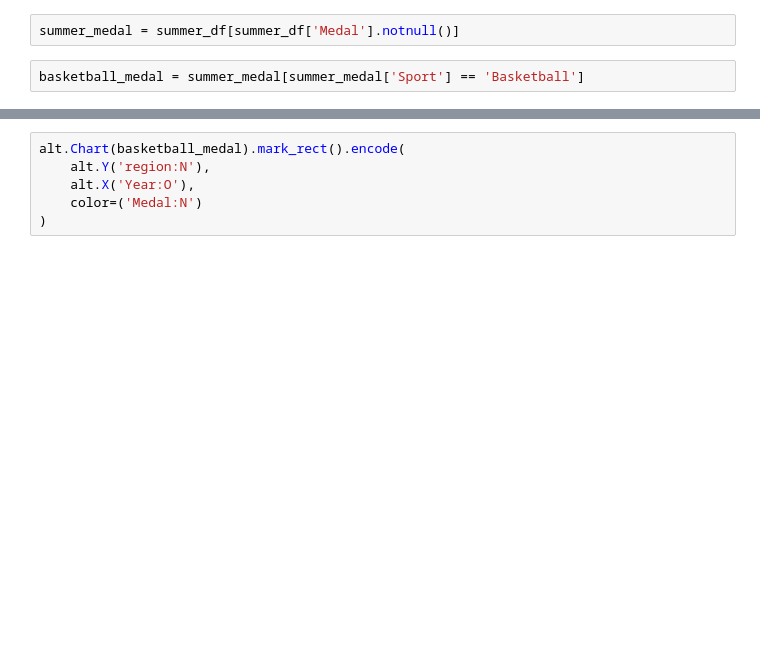
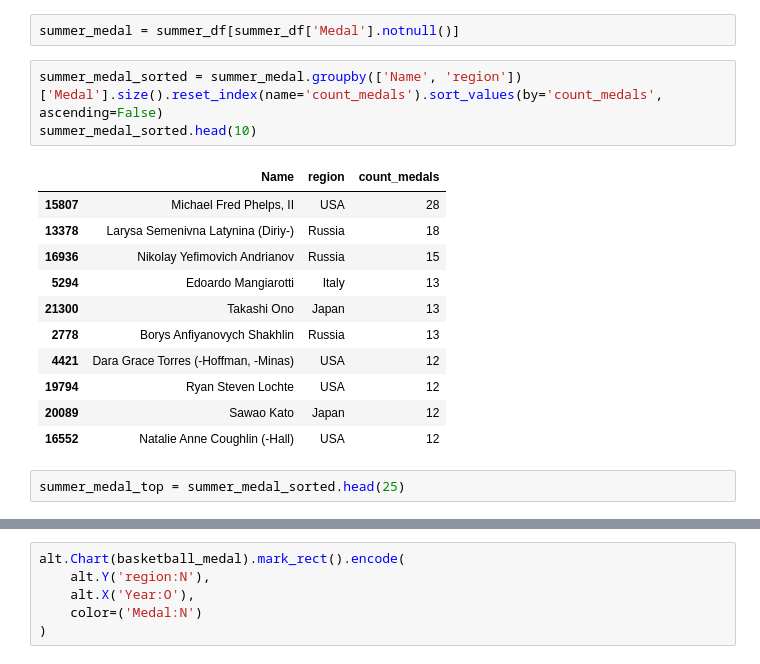
Before and after one commit to sarthakbatragatech/OlympicViz, a Jupyter notebook: 6. Medals.ipynb, the cells around one changed output, grey strips where cells are left out. Cells and saved outputs as stored; diff of their text form; blank space fills up the shorter version.

```diff
--- a/6. Medals.ipynb
+++ b/6. Medals.ipynb
@@ -16,5 +27,20 @@ summer_df = df[df['Season'] == 'Summer']
 winter_df = df[df['Season'] == 'Winter']
 # %%
 summer_medal = summer_df[summer_df['Medal'].notnull()]
-# %%
-basketball_medal = summer_medal[summer_medal['Sport'] == 'Basketball']
+# %%
+summer_medal_sorted = summer_medal.groupby(['Name', 'region'])['Medal'].size().reset_index(name='count_medals').sort_values(by='count_medals', ascending=False)
+summer_medal_sorted.head(10)
+# %% [output]
+|  | Name | region | count_medals |
+| 15807 | Michael Fred Phelps, II | USA | 28 |
+| 13378 | Larysa Semenivna Latynina (Diriy-) | Russia | 18 |
+| 16936 | Nikolay Yefimovich Andrianov | Russia | 15 |
+| 5294 | Edoardo Mangiarotti | Italy | 13 |
+| 21300 | Takashi Ono | Japan | 13 |
+| 2778 | Borys Anfiyanovych Shakhlin | Russia | 13 |
+| 4421 | Dara Grace Torres (-Hoffman, -Minas) | USA | 12 |
+| 19794 | Ryan Steven Lochte | USA | 12 |
+| 20089 | Sawao Kato | Japan | 12 |
+| 16552 | Natalie Anne Coughlin (-Hall) | USA | 12 |
+# %%
+summer_medal_top = summer_medal_sorted.head(25)
```
Also changed, not shown: parts of 5 cells of this notebook, 2 other files.
